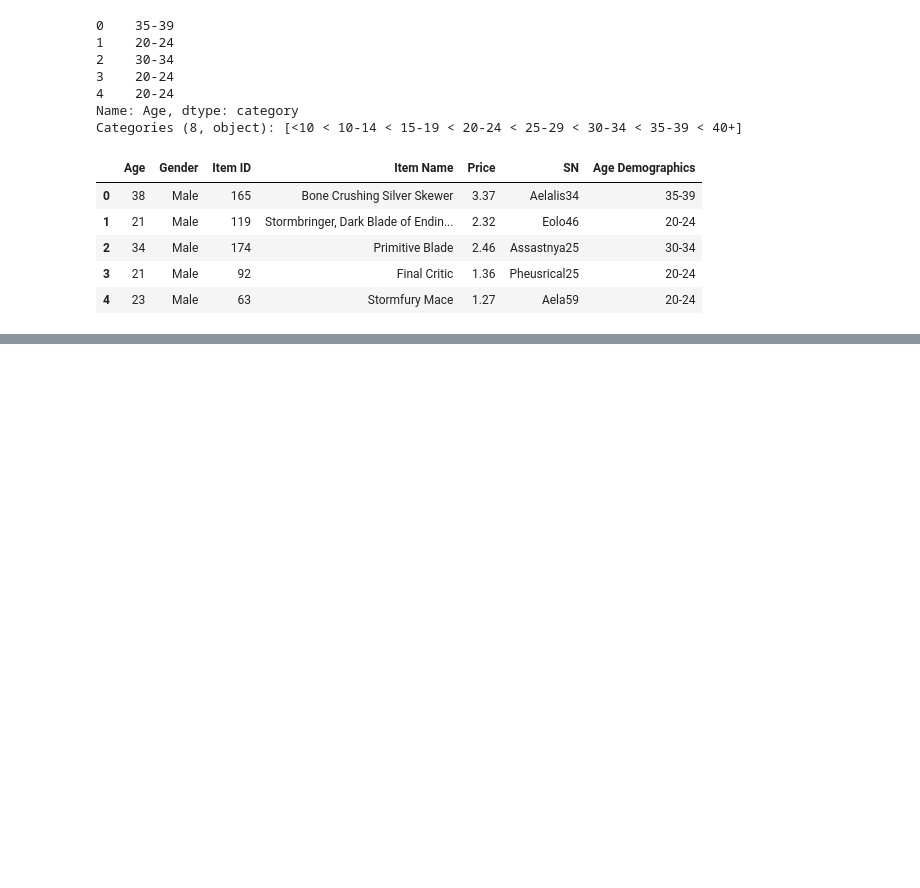
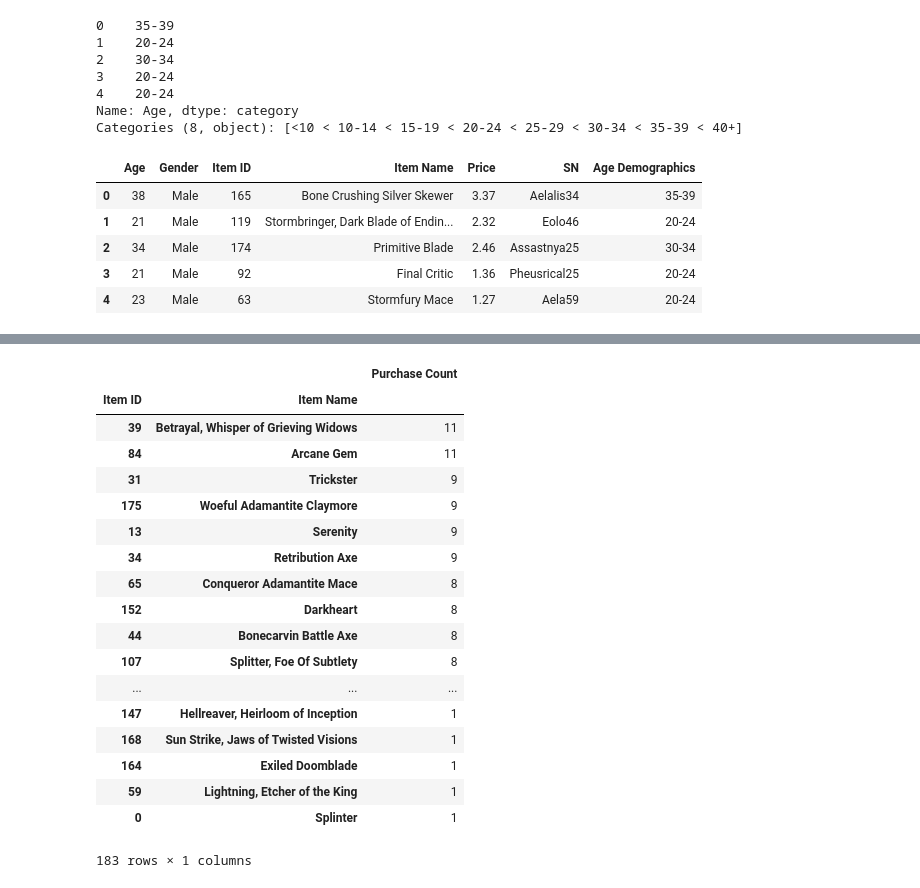
Before and after one commit to FutureGM/pythonPandas, a Jupyter notebook: Heroes of Pymoli.ipynb, the cells around one changed output, grey strips where cells are left out. Cells and saved outputs as stored; diff of their text form; code cells hidden in the pictures; blank space fills up the shorter version.

```diff
--- a/Heroes of Pymoli.ipynb
+++ b/Heroes of Pymoli.ipynb
@@ -310,0 +623,35 @@ Age
+# %%
+# Purchase Count
+# mpiPC= pd.DataFrame(file_1_DF.groupby(["Item ID", "Item Name"]).count()["Price"])
+# mpiPC_1= mpiPC.nlargest(5, "Price")
+# mpiPC_1.rename(columns={"Price": "Purchase Count"}, inplace=True)
+# mpiPC_1
+mpiPC= file_1_DF.groupby(["Item ID","Item Name"]).count()
+mpiPC.drop(mpiPC.columns[[0,1,2,4]], axis=1, inplace=True)
+mpiPC.sort_values("SN", ascending=False)
+mpiPC.rename(columns={"SN": "Purchase Count"}, inplace=True)
+mpiPC.sort_values("Purchase Count", ascending=False)
+
+# purchaseCount= file_1_DF.groupby("SN")["Price"].agg(["sum","count"])
+# topPC = purchaseCount.sort_values("sum", ascending= False)
+# print(topPC.nlargest(5, "sum"))
+# %% [output]
+|  |  | Purchase Count |
+| Item ID | Item Name |  |
+| 39 | Betrayal, Whisper of Grieving Widows | 11 |
+| 84 | Arcane Gem | 11 |
+| 31 | Trickster | 9 |
+| 175 | Woeful Adamantite Claymore | 9 |
+| 13 | Serenity | 9 |
+| 34 | Retribution Axe | 9 |
+| 65 | Conqueror Adamantite Mace | 8 |
+| 152 | Darkheart | 8 |
+| 44 | Bonecarvin Battle Axe | 8 |
+| 107 | Splitter, Foe Of Subtlety | 8 |
+| ... | ... | ... |
+| 147 | Hellreaver, Heirloom of Inception | 1 |
+| 168 | Sun Strike, Jaws of Twisted Visions | 1 |
+| 164 | Exiled Doomblade | 1 |
+| 59 | Lightning, Etcher of the King | 1 |
+| 0 | Splinter | 1 |
+183 rows × 1 columns
```
Also changed, not shown: parts of 34 cells of this notebook.
